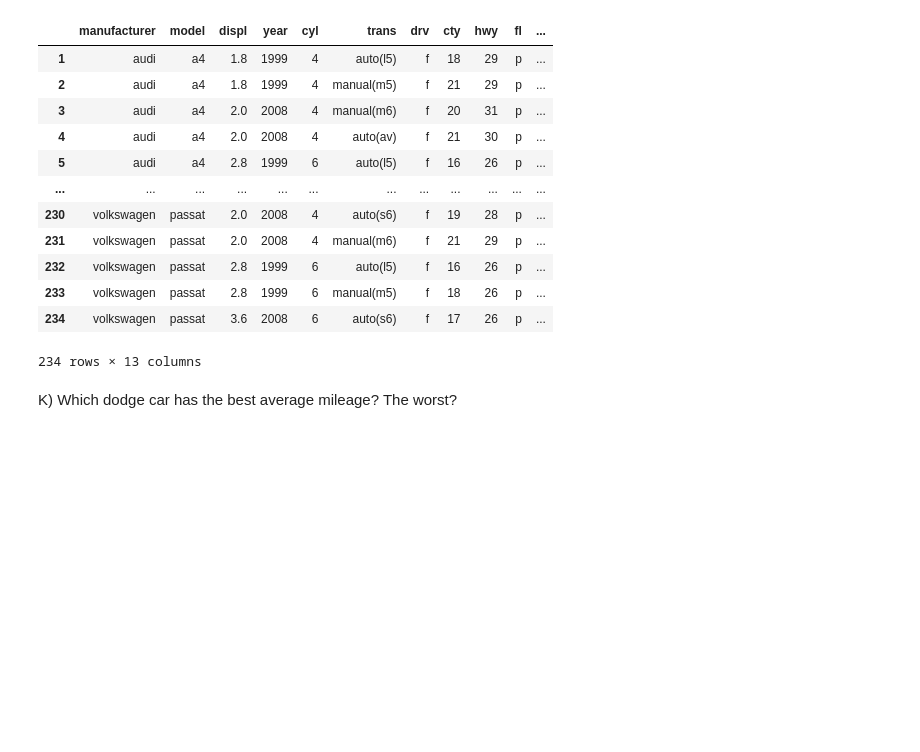
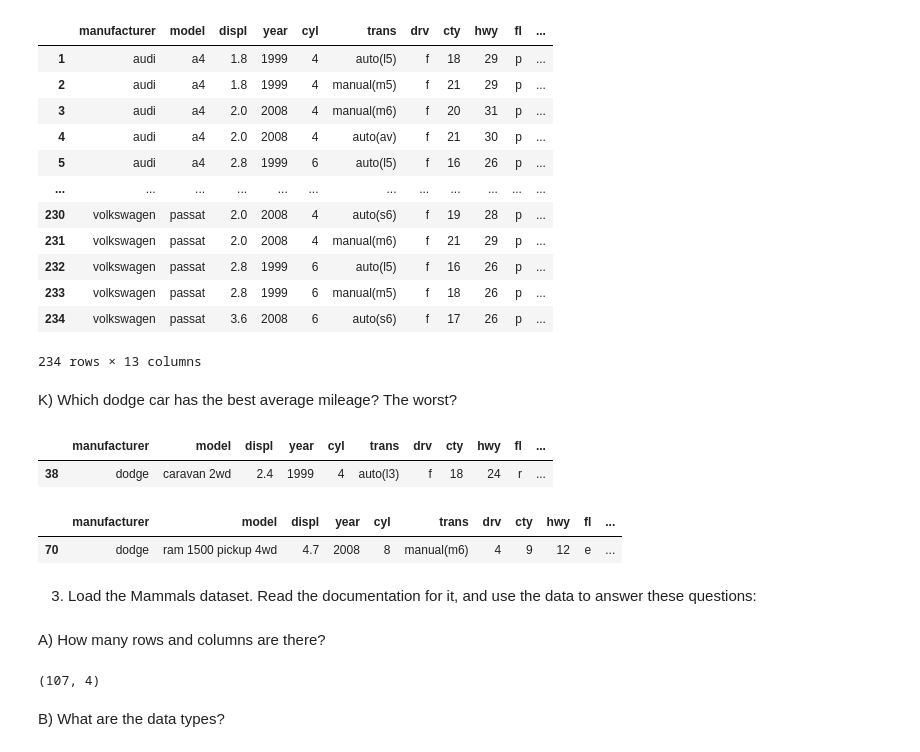
Before and after one commit to TheodoreQuansah/numpy-pandas-visualization-exercises, a Jupyter notebook: dataframes.ipynb, the cells around one changed output. Cells and saved outputs as stored; diff of their text form; code cells hidden in the pictures; blank space fills up the shorter version.

```diff
--- a/dataframes.ipynb
+++ b/dataframes.ipynb
@@ -305,3 +322,17 @@ mpg
 234 rows × 13 columns
 # %% [markdown]
 K) Which dodge car has the best average mileage? The worst?
+# %%
+#The best
+mpg[mpg.manufacturer == 'dodge'].sort_values('average_mileage').tail(1)
+# %% [output]
+|  | manufacturer | model | displ | year | cyl | trans | drv | cty | hwy | fl | ... |
+| 38 | dodge | caravan 2wd | 2.4 | 1999 | 4 | auto(l3) | f | 18 | 24 | r | ... |
+# %%
+#The worst
+mpg[mpg.manufacturer == 'dodge'].sort_values('average_mileage').head(1)
+# %% [output]
+|  | manufacturer | model | displ | year | cyl | trans | drv | cty | hwy | fl | ... |
+| 70 | dodge | ram 1500 pickup 4wd | 4.7 | 2008 | 8 | manual(m6) | 4 | 9 | 12 | e | ... |
+# %% [markdown]
+3) Load the Mammals dataset. Read the documentation for it, and use the data to answer these questions:
@@ -307,0 +341,8 @@ K) Which dodge car has the best average mileage? The worst?
+# %% [markdown]
+A) How many rows and columns are there?
+# %%
+mammals.shape
+# %% [output]
+(107, 4)
+# %% [markdown]
+B) What are the data types?
```
Also changed, not shown: parts of 18 cells of this notebook.
